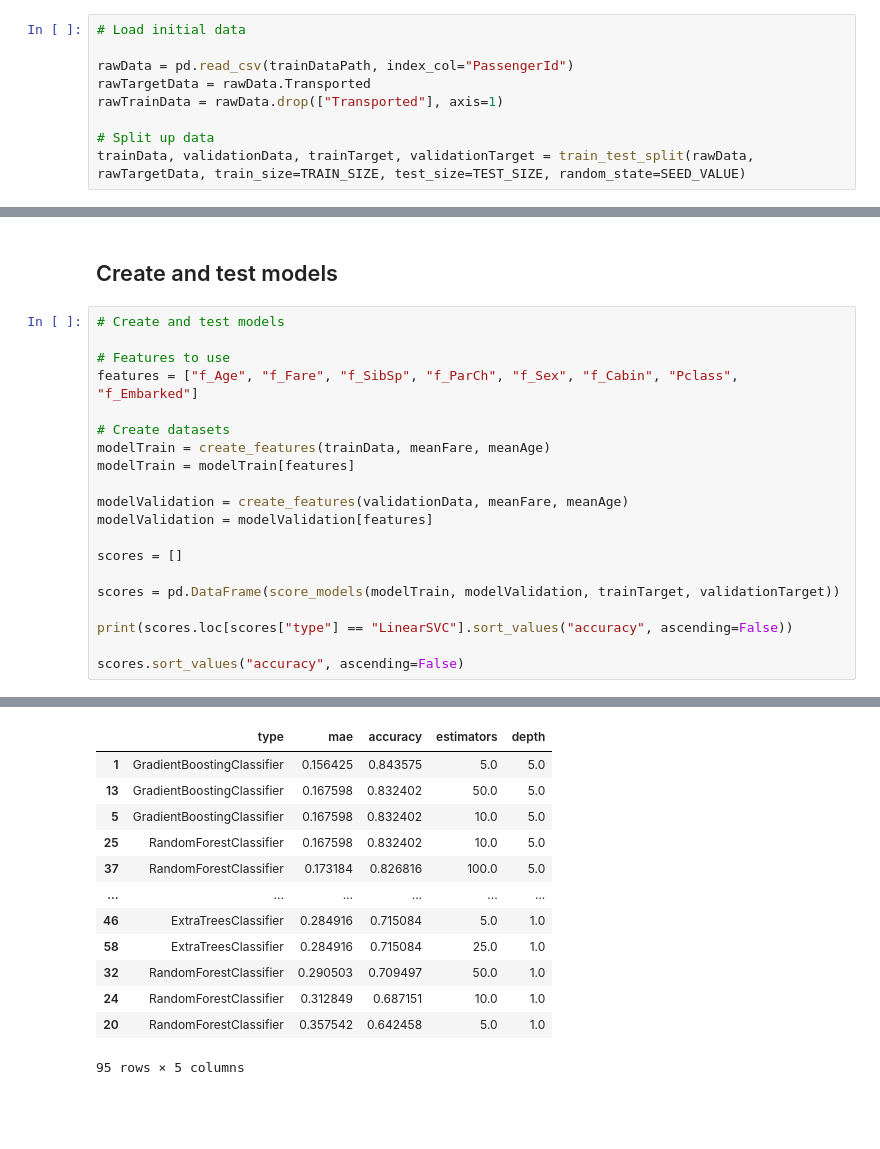
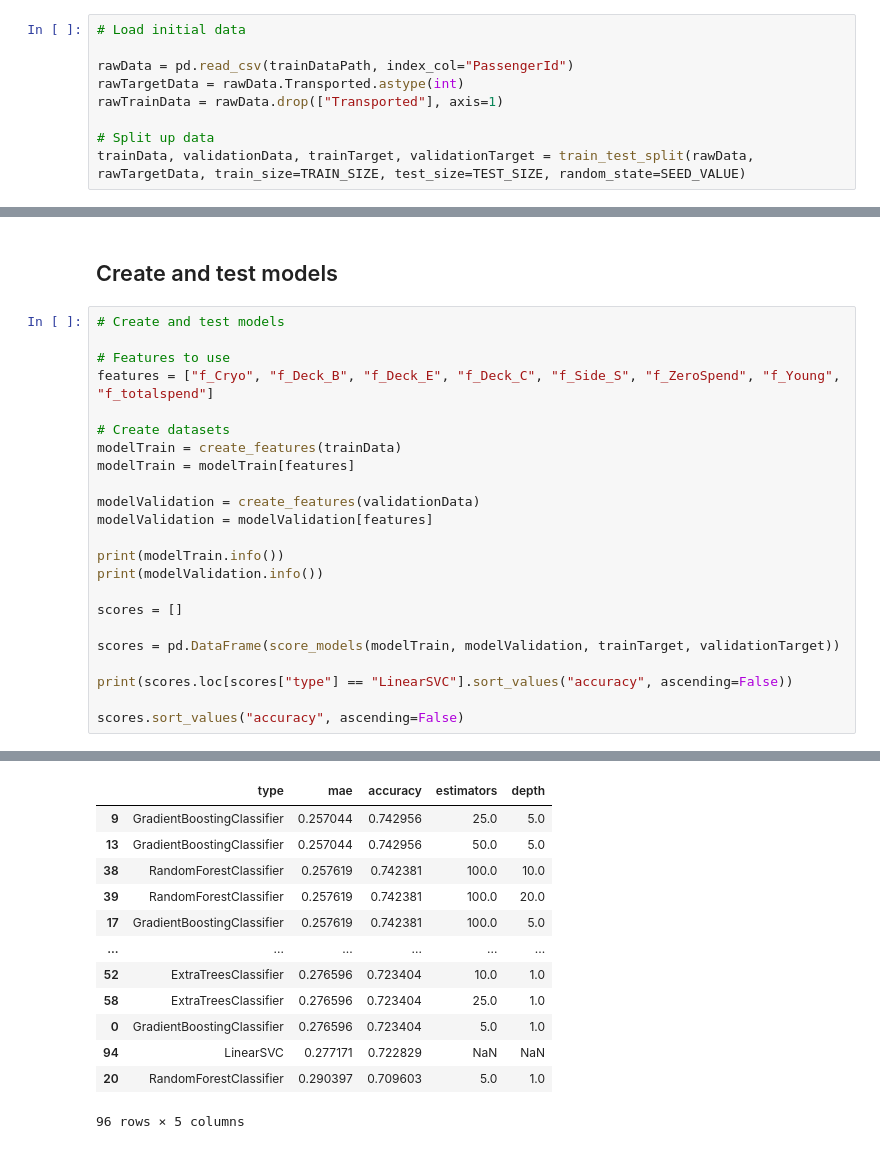
Before and after one commit to rink72/kaggle-titanic-spaceship, a Jupyter notebook: src/submission-01-investigation.ipynb, the cells around one changed output, grey strips where cells are left out. Saved outputs shown, nothing was run; the diff lists cells and outputs as text; blank space fills up the shorter version.

```diff
--- a/src/submission-01-investigation.ipynb
+++ b/src/submission-01-investigation.ipynb
@@ -302,7 +355,7 @@ def score_models(X_train, X_valid, y_train, y_valid):
 # Load initial data
 
 rawData = pd.read_csv(trainDataPath, index_col="PassengerId")
-rawTargetData = rawData.Transported
+rawTargetData = rawData.Transported.astype(int)
 rawTrainData = rawData.drop(["Transported"], axis=1)
 
 # Split up data
@@ -374,14 +507,17 @@ sns.histplot(data = ppData, x = "f_Cryo", ax=ax[1], hue = "Transported", multipl
 # Create and test models
 
 # Features to use
-features = ["f_Age", "f_Fare", "f_SibSp", "f_ParCh", "f_Sex", "f_Cabin", "Pclass", "f_Embarked"]
+features = ["f_Cryo", "f_Deck_B", "f_Deck_E", "f_Deck_C", "f_Side_S", "f_ZeroSpend", "f_Young", "f_totalspend"]
 
 # Create datasets
-modelTrain = create_features(trainData, meanFare, meanAge)
+modelTrain = create_features(trainData)
 modelTrain = modelTrain[features]
 
-modelValidation = create_features(validationData, meanFare, meanAge)
+modelValidation = create_features(validationData)
 modelValidation = modelValidation[features]
+
+print(modelTrain.info())
+print(modelValidation.info())
 
 scores = []
 
@@ -396,13 +547,13 @@ scores.sort_values("accuracy", ascending=False)
 |  | type | mae | accuracy | estimators | depth |
-| 1 | GradientBoostingClassifier | 0.156425 | 0.843575 | 5.0 | 5.0 |
-| 13 | GradientBoostingClassifier | 0.167598 | 0.832402 | 50.0 | 5.0 |
-| 5 | GradientBoostingClassifier | 0.167598 | 0.832402 | 10.0 | 5.0 |
-| 25 | RandomForestClassifier | 0.167598 | 0.832402 | 10.0 | 5.0 |
-| 37 | RandomForestClassifier | 0.173184 | 0.826816 | 100.0 | 5.0 |
+| 9 | GradientBoostingClassifier | 0.257044 | 0.742956 | 25.0 | 5.0 |
+| 13 | GradientBoostingClassifier | 0.257044 | 0.742956 | 50.0 | 5.0 |
+| 38 | RandomForestClassifier | 0.257619 | 0.742381 | 100.0 | 10.0 |
+| 39 | RandomForestClassifier | 0.257619 | 0.742381 | 100.0 | 20.0 |
+| 17 | GradientBoostingClassifier | 0.257619 | 0.742381 | 100.0 | 5.0 |
 | ... | ... | ... | ... | ... | ... |
-| 46 | ExtraTreesClassifier | 0.284916 | 0.715084 | 5.0 | 1.0 |
-| 58 | ExtraTreesClassifier | 0.284916 | 0.715084 | 25.0 | 1.0 |
-| 32 | RandomForestClassifier | 0.290503 | 0.709497 | 50.0 | 1.0 |
-| 24 | RandomForestClassifier | 0.312849 | 0.687151 | 10.0 | 1.0 |
-| 20 | RandomForestClassifier | 0.357542 | 0.642458 | 5.0 | 1.0 |
+| 52 | ExtraTreesClassifier | 0.276596 | 0.723404 | 10.0 | 1.0 |
+| 58 | ExtraTreesClassifier | 0.276596 | 0.723404 | 25.0 | 1.0 |
+| 0 | GradientBoostingClassifier | 0.276596 | 0.723404 | 5.0 | 1.0 |
+| 94 | LinearSVC | 0.277171 | 0.722829 | NaN | NaN |
+| 20 | RandomForestClassifier | 0.290397 | 0.709603 | 5.0 | 1.0 |
-95 rows × 5 columns
+96 rows × 5 columns
```
Also changed, not shown: parts of 6 cells of this notebook.
